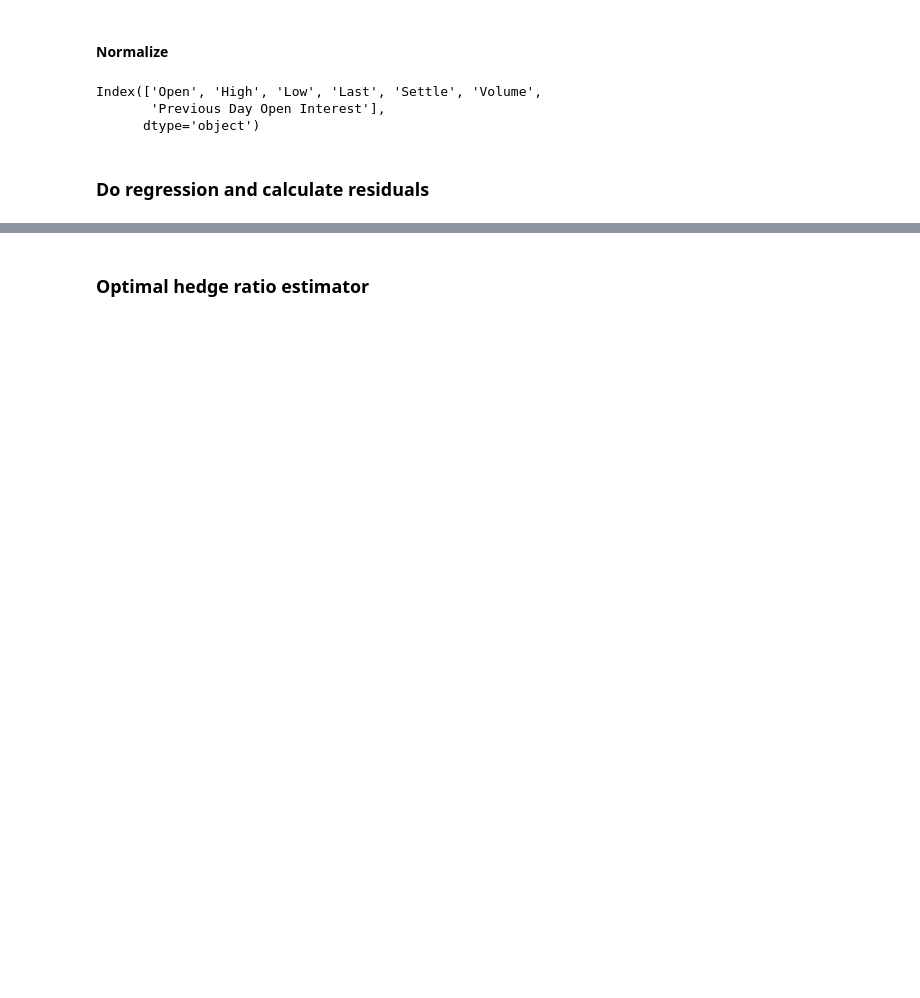
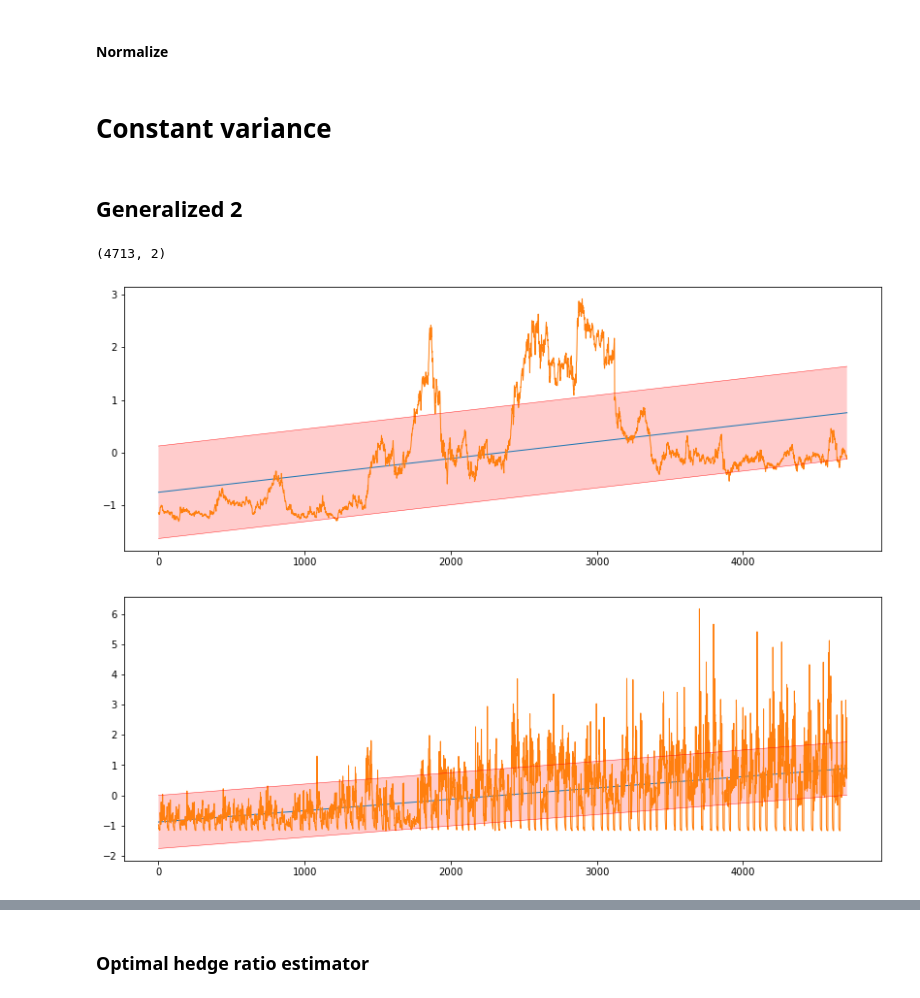
Before and after one commit to jonatanvm/emf-project, a Jupyter notebook: emf-project-general-all.ipynb, the cells around one changed output, grey strips where cells are left out. Drawn from its saved outputs; the diff is of its cells as text; code cells hidden in the pictures; blank space fills up the shorter version.

```diff
--- a/emf-project-general-all.ipynb
+++ b/emf-project-general-all.ipynb
@@ -50,10 +89,7 @@ spot_p_df[['Cash Price']].plot(figsize=(13,5))
 # %%
 norm_futures_p_df=(futures_p_df-futures_p_df.mean())/futures_p_df.std()
 norm_spot_p_df=(spot_p_df-spot_p_df.mean())/spot_p_df.std()
-print(norm_futures_p_df.columns)
-# %% [output]
-Index(['Open', 'High', 'Low', 'Last', 'Settle', 'Volume',
-       'Previous Day Open Interest'],
-      dtype='object')
-# %% [markdown]
-### Do regression and calculate residuals
+# %% [markdown]
+# Constant variance
+# %% [markdown]
+## Generalized 2
@@ -61,9 +99,17 @@ Index(['Open', 'High', 'Low', 'Last', 'Settle', 'Volume',
 x = np.array(list(range(M))).reshape(-1,1)
 fut_data = norm_futures_p_df[['Settle', 'Volume']].values
 reg_fut = LinearRegression().fit(x, fut_data)
-delta = fut_data - reg_fut.predict(x)
-v_hat = np.linalg.norm(delta, axis=1)**2
+delta_reg_fut = np.abs(fut_data - reg_fut.predict(x))
+v_hat = np.linalg.norm(delta_reg_fut, axis=1)**2
 v_hat = v_hat.reshape(-1,1)
+fut_data.shape
+# %% [output]
+(4713, 2)
+# %%
+plot_regression(reg_fut,fut_data,f'volume_gen_2_{data}.png',True)
+# %% [output]
+[figure, added]
+[figure, added]
 # %%
 spot_data = norm_spot_p_df[['Cash Price']].values
 reg_spot = LinearRegression().fit(x, spot_data)
```
Also changed, not shown: parts of 44 cells of this notebook, 9 other files.
